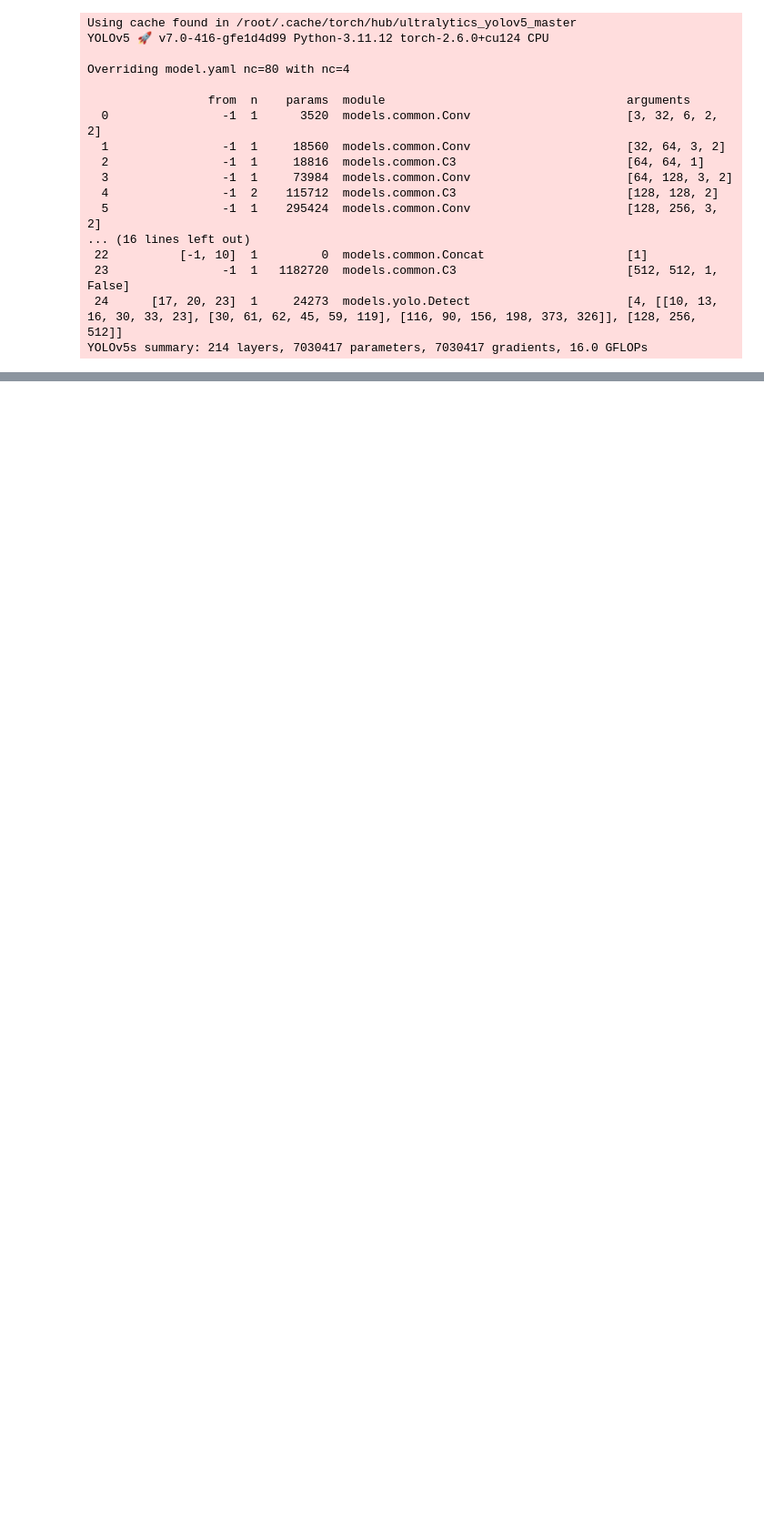
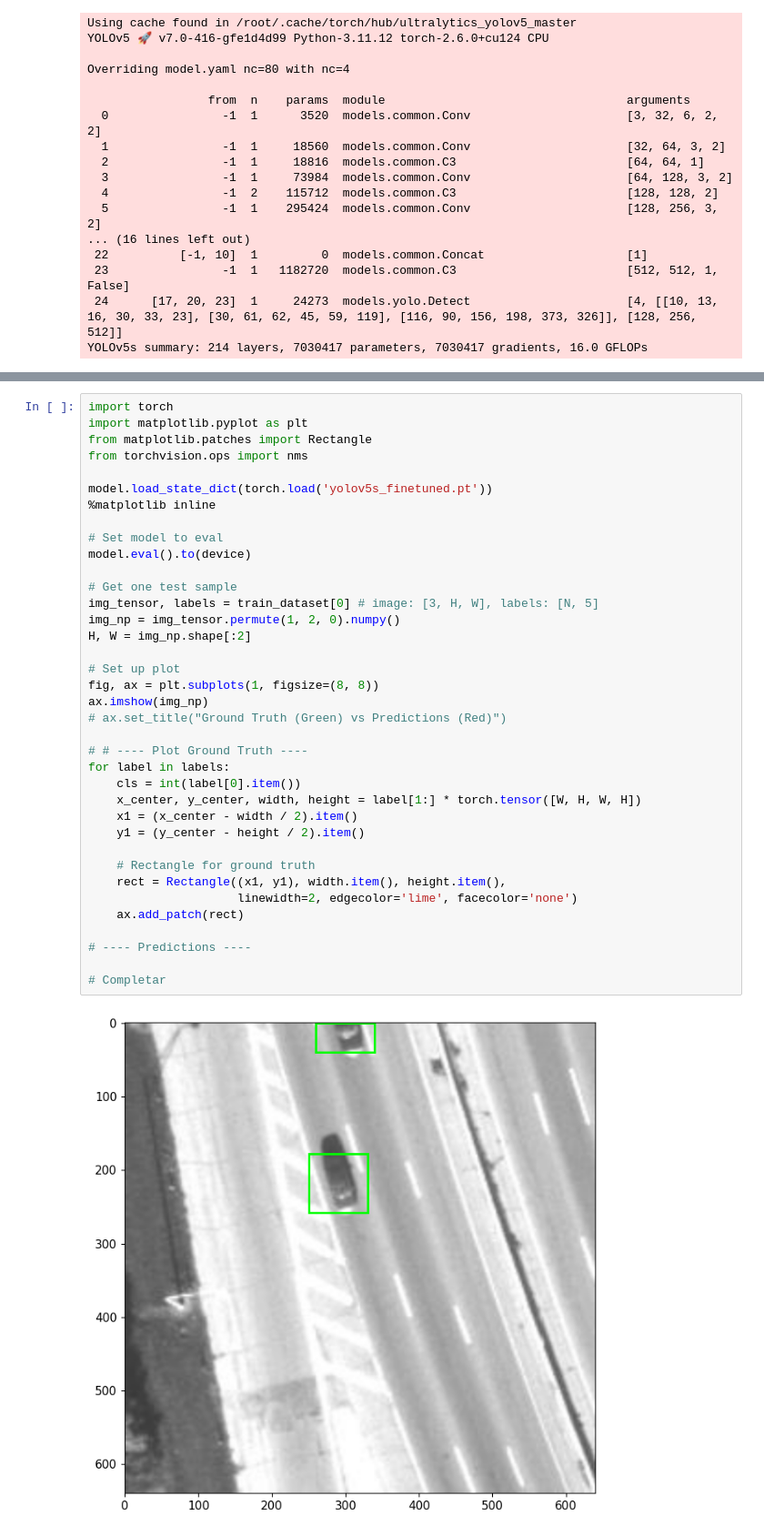
Before and after one commit to fuentes145/Tarea2, a Jupyter notebook: parte_2.ipynb, the cells around one changed output, grey strips where cells are left out. Shown at 91% size. Saved outputs shown, nothing was run; the diff lists cells and outputs as text; blank space fills up the shorter version.

```diff
--- a/parte_2.ipynb
+++ b/parte_2.ipynb
@@ -309,0 +433,39 @@ def eval(model, dataloader):
+# %%
+import torch
+import matplotlib.pyplot as plt
+from matplotlib.patches import Rectangle
+from torchvision.ops import nms
+
+model.load_state_dict(torch.load('yolov5s_finetuned.pt'))
+%matplotlib inline
+
+# Set model to eval
+model.eval().to(device)
+
+# Get one test sample
+img_tensor, labels = train_dataset[0] # image: [3, H, W], labels: [N, 5]
+img_np = img_tensor.permute(1, 2, 0).numpy()
+H, W = img_np.shape[:2]
+
+# Set up plot
+fig, ax = plt.subplots(1, figsize=(8, 8))
+ax.imshow(img_np)
+# ax.set_title("Ground Truth (Green) vs Predictions (Red)")
+
+# # ---- Plot Ground Truth ----
+for label in labels:
+    cls = int(label[0].item())
+    x_center, y_center, width, height = label[1:] * torch.tensor([W, H, W, H])
+    x1 = (x_center - width / 2).item()
+    y1 = (y_center - height / 2).item()
+
+    # Rectangle for ground truth
+    rect = Rectangle((x1, y1), width.item(), height.item(),
+                     linewidth=2, edgecolor='lime', facecolor='none')
+    ax.add_patch(rect)
+
+# ---- Predictions ----
+
+# Completar
+# %% [output]
+[figure, added]
```
Also changed, not shown: parts of 5 cells of this notebook.
